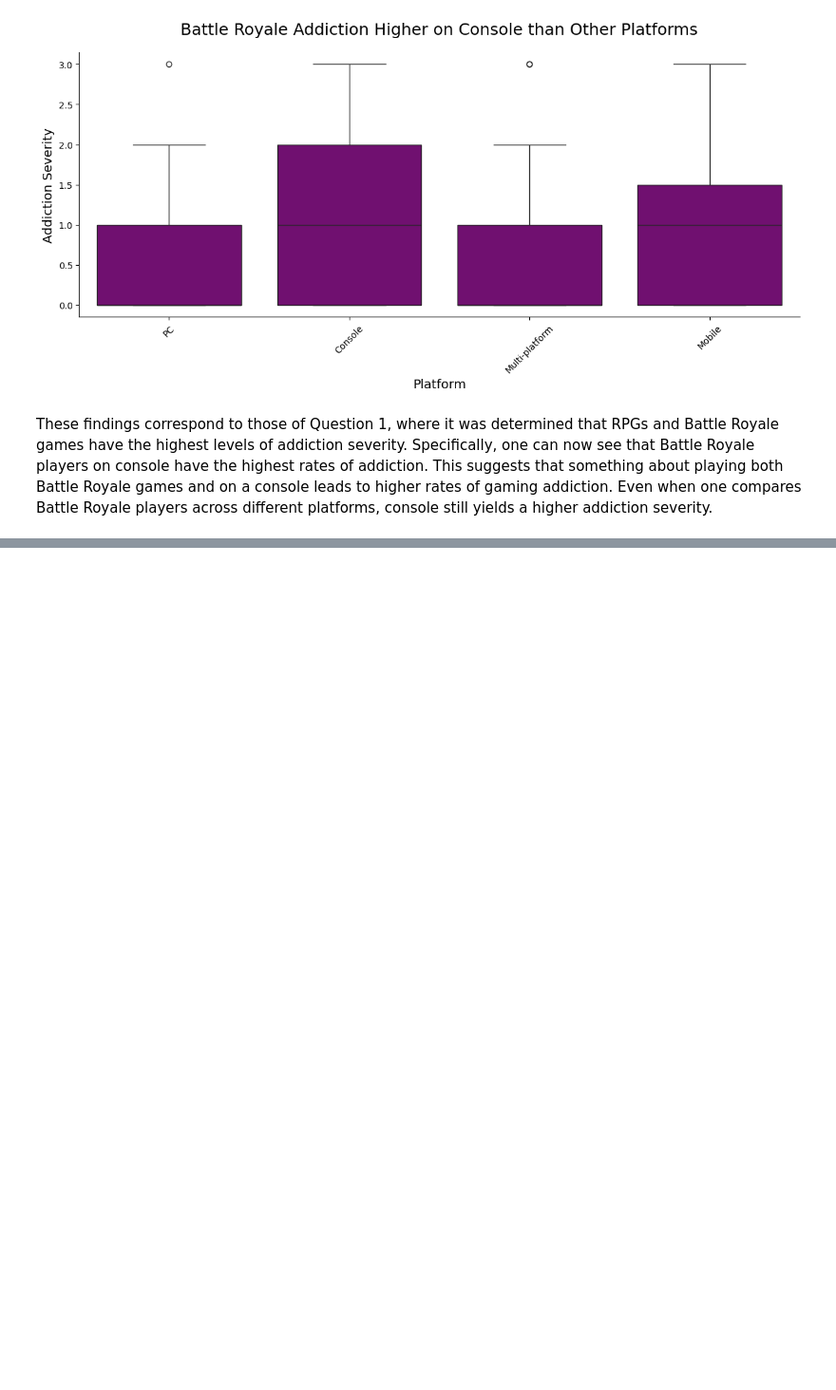
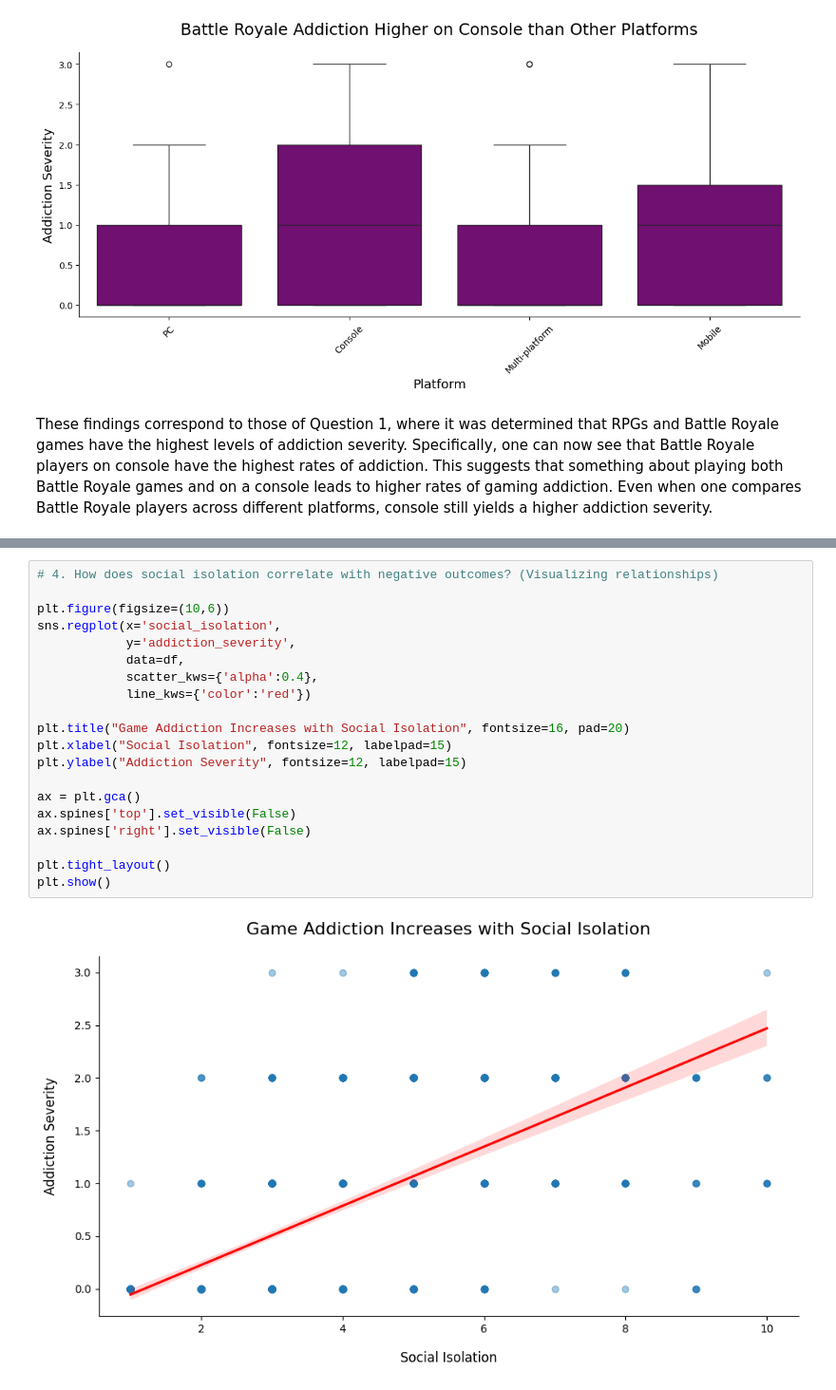
Before and after one commit to jmlax123/gaming_mental_health, a Jupyter notebook: notebook/gaming_mental_health_data.ipynb, the cells around one changed output, grey strips where cells are left out. Shown at 95% size. Drawn from its saved outputs; the diff is of its cells as text; blank space fills up the shorter version.

Commit message:
Answered questions about gender and addiction severity and social isolation

```diff
--- a/notebook/gaming_mental_health_data.ipynb
+++ b/notebook/gaming_mental_health_data.ipynb
@@ -807,0 +821,22 @@ These findings correspond to those of Question 1, where it was determined that R
+# %%
+# 4. How does social isolation correlate with negative outcomes? (Visualizing relationships)
+
+plt.figure(figsize=(10,6))
+sns.regplot(x='social_isolation',
+            y='addiction_severity',
+            data=df,
+            scatter_kws={'alpha':0.4},
+            line_kws={'color':'red'})
+
+plt.title("Game Addiction Increases with Social Isolation", fontsize=16, pad=20)
+plt.xlabel("Social Isolation", fontsize=12, labelpad=15)
+plt.ylabel("Addiction Severity", fontsize=12, labelpad=15)
+
+ax = plt.gca()
+ax.spines['top'].set_visible(False)
+ax.spines['right'].set_visible(False)
+
+plt.tight_layout()
+plt.show()
+# %% [output]
+[figure, added]
```
Also changed, not shown: parts of 11 cells of this notebook.
